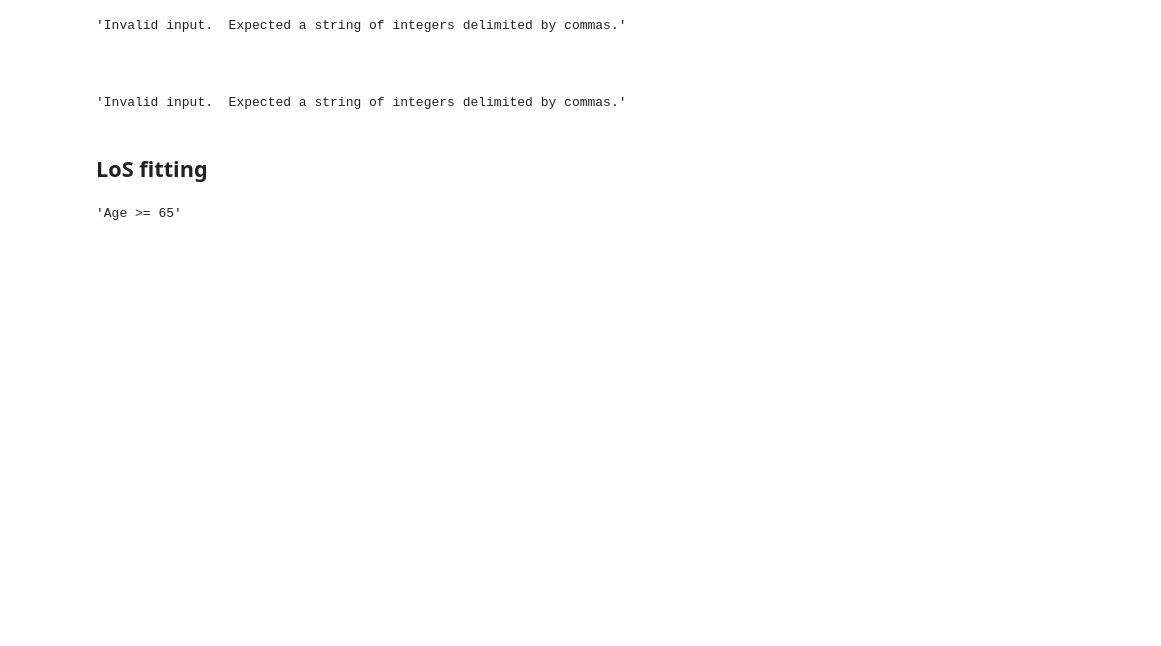
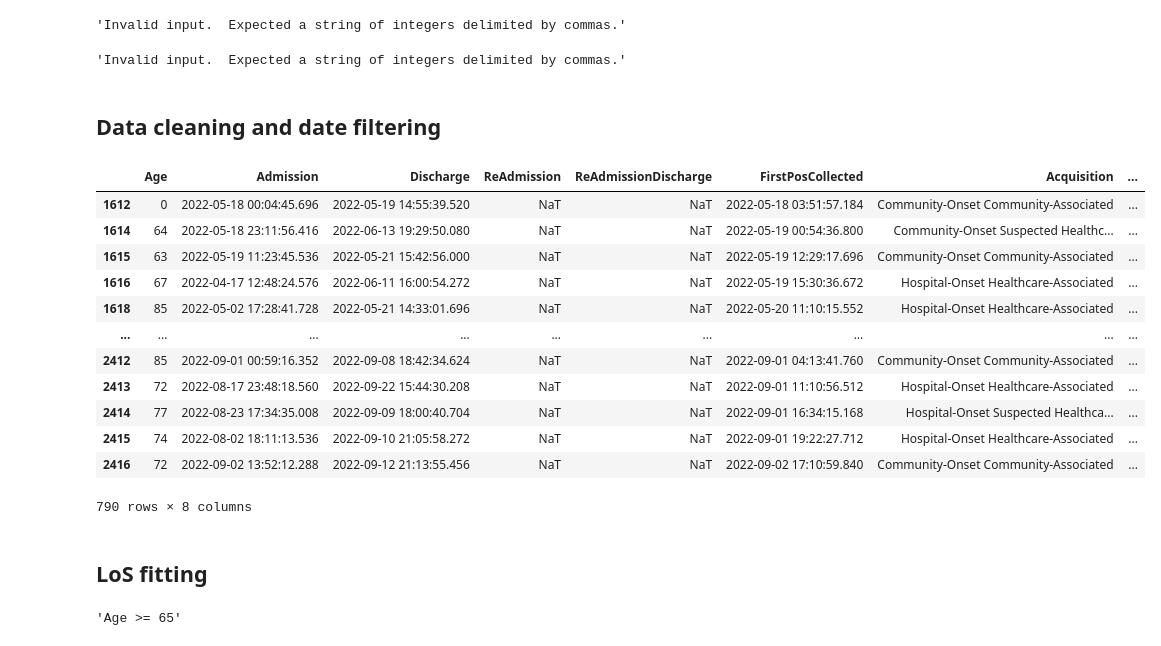
Before and after one commit to yinchi/cuh-resp-model, a Jupyter notebook: notebooks/los_fitting.ipynb, the cells around one changed output. Saved outputs shown, nothing was run; the diff lists cells and outputs as text; code cells hidden in the pictures; blank space fills up the shorter version.

```diff
--- a/notebooks/los_fitting.ipynb
+++ b/notebooks/los_fitting.ipynb
@@ -116,11 +97,34 @@ display(test_age_groups(''))
 [{'lower': 0, 'upper': 65, 'query': 'Age >= 0 and Age < 65'},
  {'lower': 65, 'upper': None, 'query': 'Age >= 65'}]
 'Invalid input.  Expected a string of integers delimited by commas.'
-# %% [markdown]
-##
 # %%
 display(test_age_groups('0,,16'))
 # %% [output]
 'Invalid input.  Expected a string of integers delimited by commas.'
 # %% [markdown]
-## LoS fitting
+## Data cleaning and date filtering
+# %%
+df = stays_df.copy()
+df = df.assign(Start = df.Admission)
+df.loc[df.Acquisition.str.startswith('Hospital'), 'Start'] = df.FirstPosCollected
+start = pd.Timestamp('2022-05-18')
+end = pd.Timestamp('2022-09-03')
+df = df.query('Start >= @start and Start < @end')
+df = df.loc[df.Discharge.notna()]
+df
+# %% [output]
+|  | Age | Admission | Discharge | ReAdmission | ReAdmissionDischarge | FirstPosCollected | Acquisition | ... |
+| 1612 | 0 | 2022-05-18 00:04:45.696 | 2022-05-19 14:55:39.520 | NaT | NaT | 2022-05-18 03:51:57.184 | Community-Onset Community-Associated | ... |
+| 1614 | 64 | 2022-05-18 23:11:56.416 | 2022-06-13 19:29:50.080 | NaT | NaT | 2022-05-19 00:54:36.800 | Community-Onset Suspected Healthc... | ... |
+| 1615 | 63 | 2022-05-19 11:23:45.536 | 2022-05-21 15:42:56.000 | NaT | NaT | 2022-05-19 12:29:17.696 | Community-Onset Community-Associated | ... |
+| 1616 | 67 | 2022-04-17 12:48:24.576 | 2022-06-11 16:00:54.272 | NaT | NaT | 2022-05-19 15:30:36.672 | Hospital-Onset Healthcare-Associated | ... |
+| 1618 | 85 | 2022-05-02 17:28:41.728 | 2022-05-21 14:33:01.696 | NaT | NaT | 2022-05-20 11:10:15.552 | Hospital-Onset Healthcare-Associated | ... |
+| ... | ... | ... | ... | ... | ... | ... | ... | ... |
+| 2412 | 85 | 2022-09-01 00:59:16.352 | 2022-09-08 18:42:34.624 | NaT | NaT | 2022-09-01 04:13:41.760 | Community-Onset Community-Associated | ... |
+| 2413 | 72 | 2022-08-17 23:48:18.560 | 2022-09-22 15:44:30.208 | NaT | NaT | 2022-09-01 11:10:56.512 | Hospital-Onset Healthcare-Associated | ... |
+| 2414 | 77 | 2022-08-23 17:34:35.008 | 2022-09-09 18:00:40.704 | NaT | NaT | 2022-09-01 16:34:15.168 | Hospital-Onset Suspected Healthca... | ... |
+| 2415 | 74 | 2022-08-02 18:11:13.536 | 2022-09-10 21:05:58.272 | NaT | NaT | 2022-09-01 19:22:27.712 | Hospital-Onset Healthcare-Associated | ... |
+| 2416 | 72 | 2022-09-02 13:52:12.288 | 2022-09-12 21:13:55.456 | NaT | NaT | 2022-09-02 17:10:59.840 | Community-Onset Community-Associated | ... |
+790 rows × 8 columns
+# %% [markdown]
+## LoS fitting
@@ -127,7 +148,6 @@ display(test_age_groups('0,,16'))
 # %%
 g = age_groups('16,65')
+query = g[2]['query']
+query
+# %% [output]
+'Age >= 65'
-# %%
-query = g[2]['query']
-query
-# %% [output]
-'Age >= 65'
```
Also changed, not shown: parts of 10 cells of this notebook.
